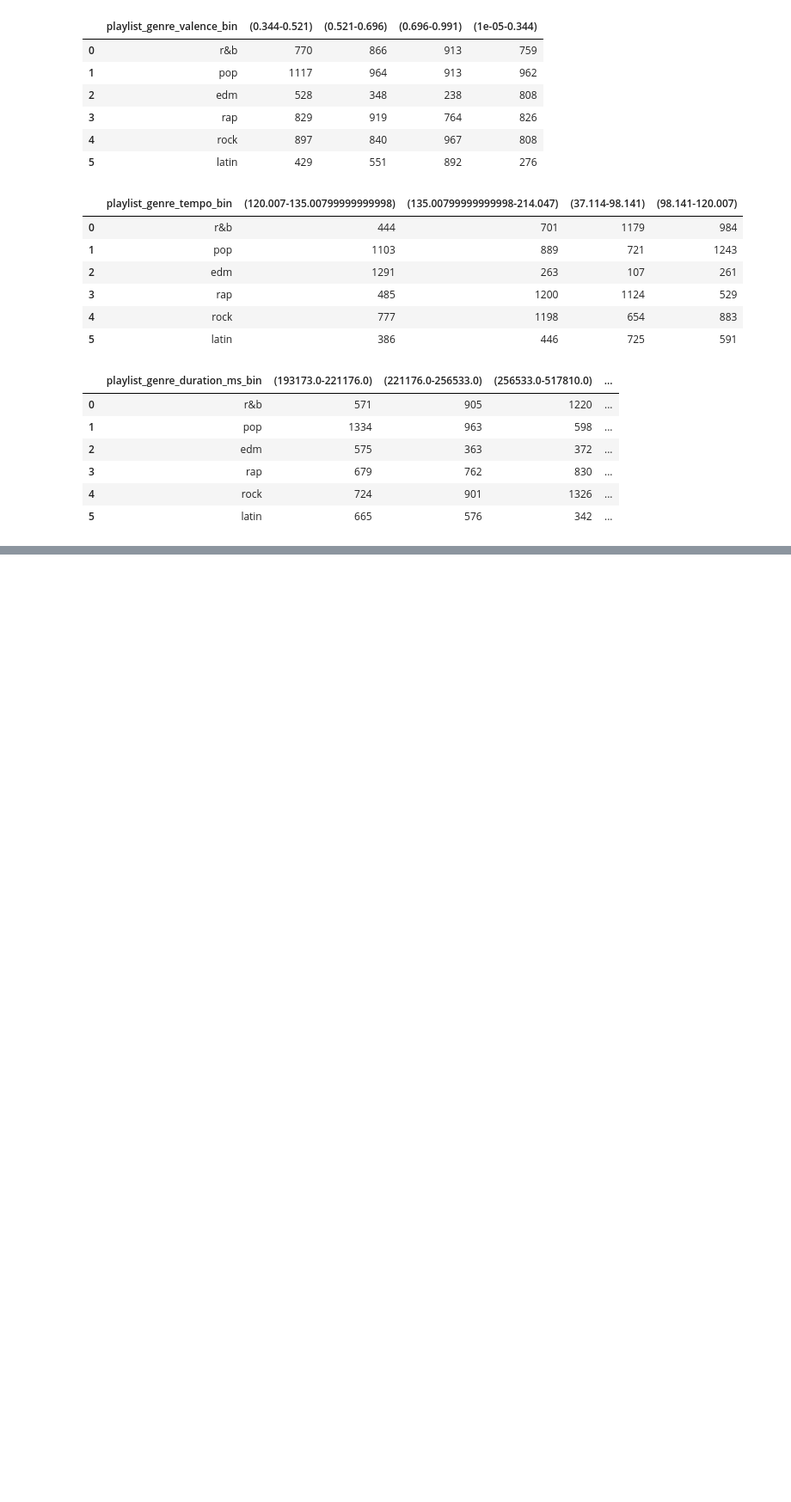
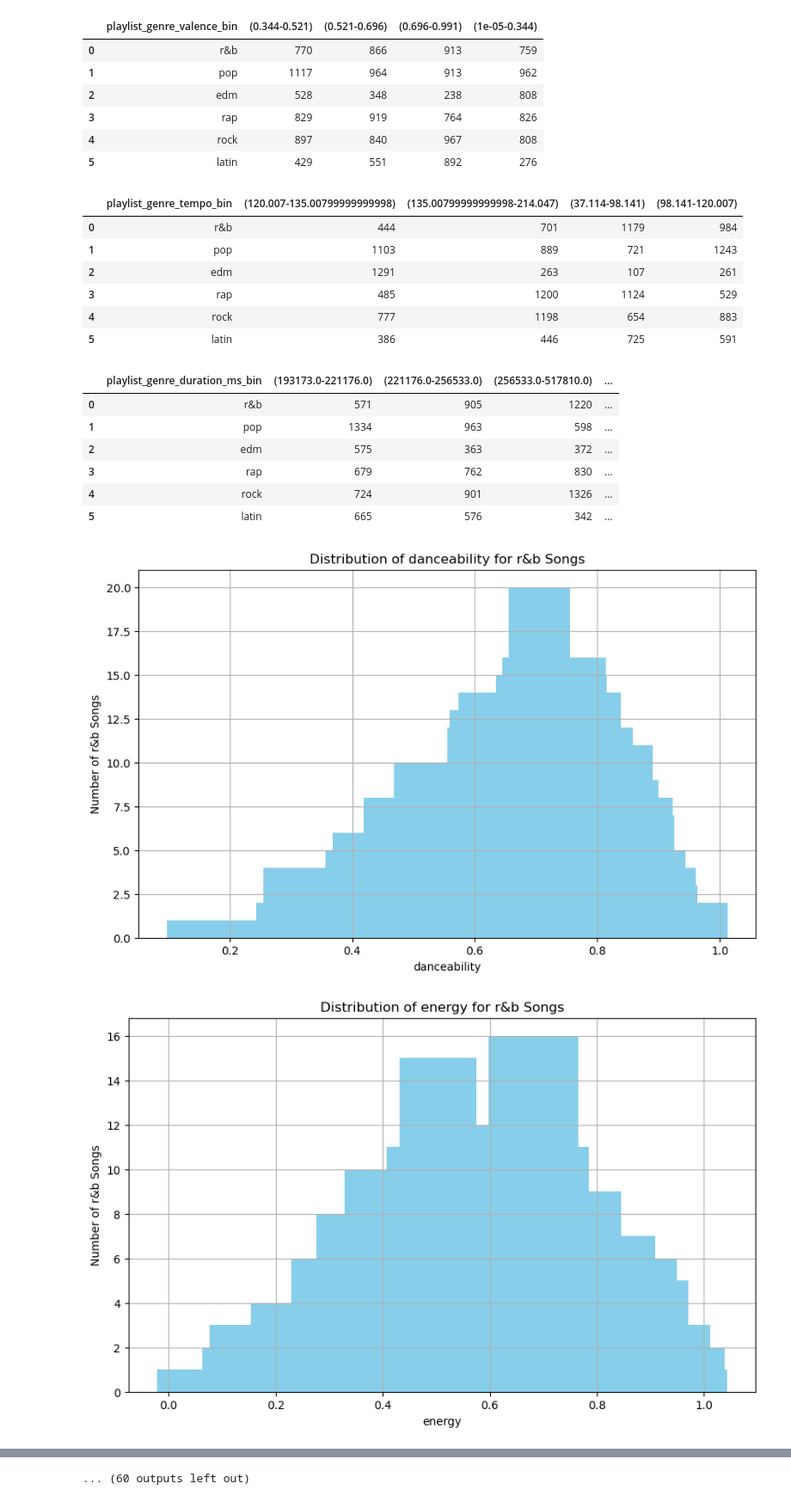
Before and after one commit to ahmedsaad562000/Song-Genre-Classifier, a Jupyter notebook: main.ipynb, the cells around one changed output, grey strips where cells are left out. Shown at 86% size. Saved outputs shown, nothing was run; the diff lists cells and outputs as text; code cells hidden in the pictures; blank space fills up the shorter version.

Commit message:
add songs of each genre distribution with each feature

```diff
--- a/main.ipynb
+++ b/main.ipynb
@@ -176,11 +187,12 @@ print(cleaned_df.count())
 # %% [output]
 18184
 # %%
+from pyspark.sql import functions as F
 # features : danceability,energy,key,loudness,mode,speechiness,acousticness,instrumentalness,liveness,valence,tempo,duration_ms
 
 # draw distribution of each audio feature
 
 features = ["danceability","energy","key","loudness","mode","speechiness","acousticness","instrumentalness","liveness","valence","tempo","duration_ms"]
 
-for feature in features:
-    display(cleaned_df.select(feature).summary().toPandas())
+# transform genre column to string array
+genres = cleaned_df.select("playlist_genre").distinct().select(F.collect_list('playlist_genre')).first()[0]
@@ -414,3 +430,31 @@ for feature in features:
 | 3 | rap | 679 | 762 | 830 | ... |
 | 4 | rock | 724 | 901 | 1326 | ... |
 | 5 | latin | 665 | 576 | 342 | ... |
+# %%
+#draw distribution of each audio feature with each genre as a bar chart
+import matplotlib.pyplot as plt
+
+# Assuming spark is your SparkSession and df is your DataFrame
+
+for genre in genres:
+    for feature in features:
+        # Filter the DataFrame to include only rows belonging to the current genre
+        genre_songs_df = cleaned_df.filter(cleaned_df.playlist_genre == genre)
+
+        # Group by feature and count the number of songs for each feature
+        feature_counts = genre_songs_df.groupBy(feature).count().orderBy(feature)
+
+        # Convert Spark DataFrame to Pandas DataFrame for plotting
+        feature_counts_pd = feature_counts.toPandas()
+
+        # Plot the graph
+        plt.figure(figsize=(10, 6))
+        plt.bar(feature_counts_pd[feature], feature_counts_pd['count'], color='skyblue'  , width=0.1)
+        plt.xlabel(feature)
+        plt.ylabel('Number of {} Songs'.format(genre))
+        plt.title('Distribution of {} for {} Songs'.format(feature, genre))
+        plt.grid(True)
+        plt.show()
+# %% [output]
+[figure, added]
+[figure, added]
@@ -416,0 +471 @@ for feature in features:
+... (60 outputs left out)
```
Also changed, not shown: parts of 5 cells of this notebook.
